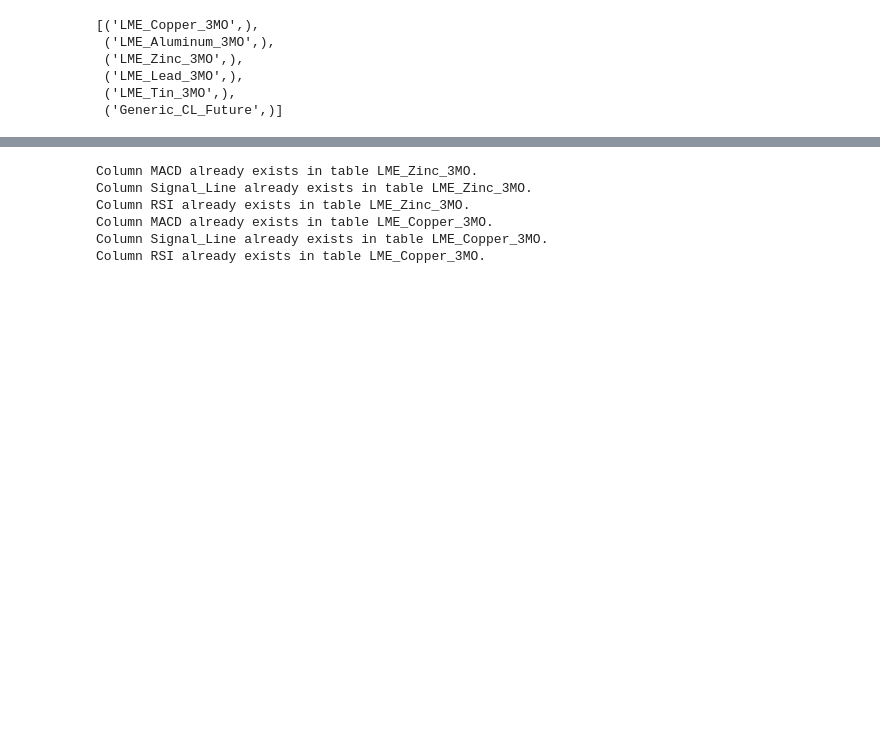
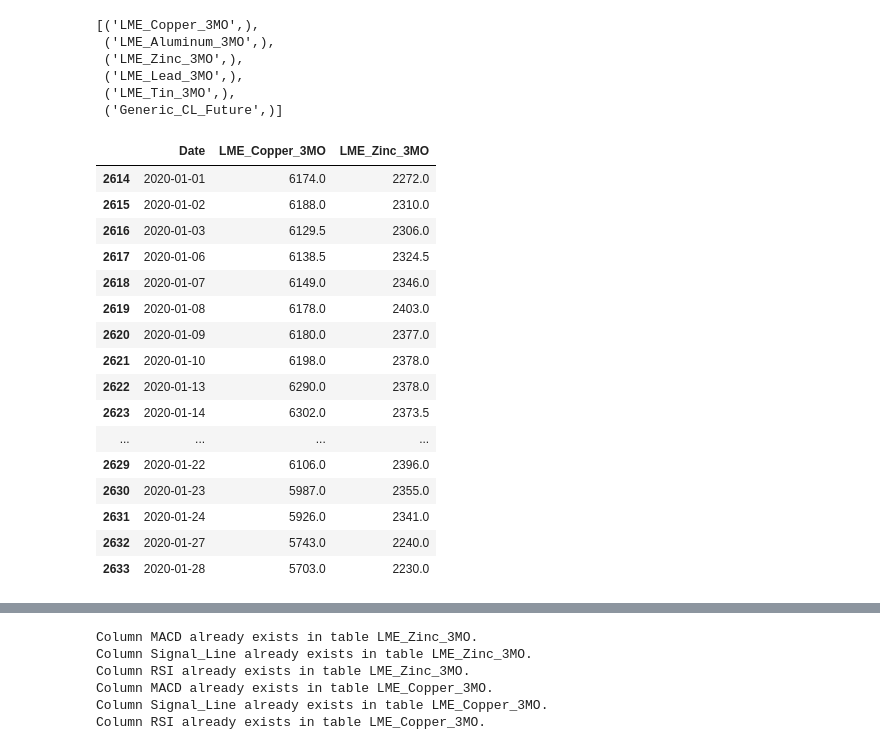
Before and after one commit to aml1012/OilDesk-Intern-Assessment, a Jupyter notebook: solutions/Question 5.ipynb, the cells around one changed output, grey strips where cells are left out. Saved outputs shown, nothing was run; the diff lists cells and outputs as text; code cells hidden in the pictures; blank space fills up the shorter version.

```diff
--- a/solutions/Question 5.ipynb
+++ b/solutions/Question 5.ipynb
@@ -24,3 +24,31 @@ cursor.execute("SELECT name FROM sqlite_master WHERE type = 'table';").fetchall(
  ('LME_Lead_3MO',),
  ('LME_Tin_3MO',),
  ('Generic_CL_Future',)]
+# %%
+data = pd.read_csv(r"C:\Users\lagan\Desktop\OilDesk-Intern-Assessment\data\MarketData.csv")
+data.columns = ['Date','LME_Copper_3MO', 'LME_Aluminum_3MO', 'LME_Zinc_3MO','LME_Lead_3MO', 'LME_Tin_3MO', 'Generic_CL_Future']
+data = data.drop(index = data.index[:6])
+data['Date'] = pd.to_datetime(data['Date'],dayfirst = True)
+## calculating over a two year period, 2020-2021 for copper and zinc
+filtered_data = data[(data['Date'].dt.year >= 2020) & (data['Date'].dt.year <= 2021)][['Date', 'LME_Copper_3MO', 'LME_Zinc_3MO']]
+filtered_data['LME_Copper_3MO'] = pd.to_numeric(filtered_data['LME_Copper_3MO'])
+filtered_data['LME_Zinc_3MO'] = pd.to_numeric(filtered_data['LME_Zinc_3MO'])
+filtered_data.head(20)
+# %% [output]
+|  | Date | LME_Copper_3MO | LME_Zinc_3MO |
+| 2614 | 2020-01-01 | 6174.0 | 2272.0 |
+| 2615 | 2020-01-02 | 6188.0 | 2310.0 |
+| 2616 | 2020-01-03 | 6129.5 | 2306.0 |
+| 2617 | 2020-01-06 | 6138.5 | 2324.5 |
+| 2618 | 2020-01-07 | 6149.0 | 2346.0 |
+| 2619 | 2020-01-08 | 6178.0 | 2403.0 |
+| 2620 | 2020-01-09 | 6180.0 | 2377.0 |
+| 2621 | 2020-01-10 | 6198.0 | 2378.0 |
+| 2622 | 2020-01-13 | 6290.0 | 2378.0 |
+| 2623 | 2020-01-14 | 6302.0 | 2373.5 |
+| ... | ... | ... | ... |
+| 2629 | 2020-01-22 | 6106.0 | 2396.0 |
+| 2630 | 2020-01-23 | 5987.0 | 2355.0 |
+| 2631 | 2020-01-24 | 5926.0 | 2341.0 |
+| 2632 | 2020-01-27 | 5743.0 | 2240.0 |
+| 2633 | 2020-01-28 | 5703.0 | 2230.0 |
```
Also changed, not shown: parts of 8 cells of this notebook.
